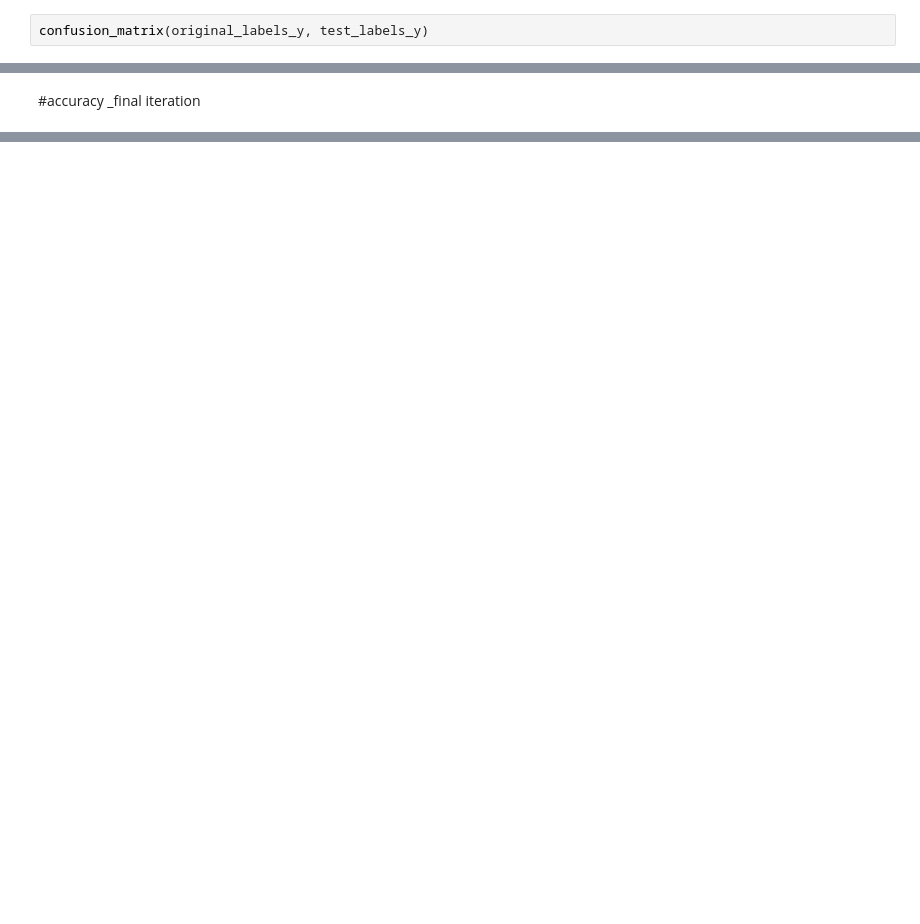
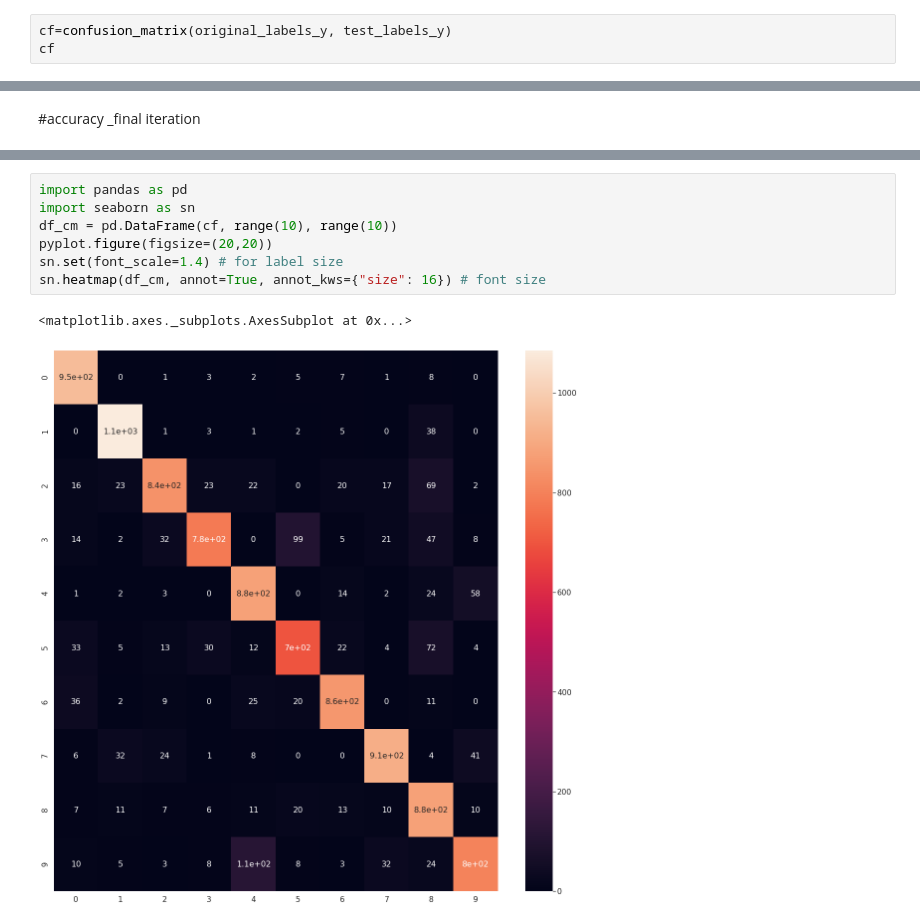
Before and after one commit to chettkulkarni/deep_learning, a Jupyter notebook: MNSIT_Classification_using_only_numpy.ipynb, the cells around one changed output, grey strips where cells are left out. Cells and saved outputs as stored; diff of their text form; blank space fills up the shorter version.

```diff
--- a/MNSIT_Classification_using_only_numpy.ipynb
+++ b/MNSIT_Classification_using_only_numpy.ipynb
@@ -214,5 +214,6 @@ Test  Accuracy :- 0.8808
 # %% [markdown]
 #confusion matrix
 # %%
-confusion_matrix(original_labels_y, test_labels_y)
+cf=confusion_matrix(original_labels_y, test_labels_y)
+cf
 # %% [output]
@@ -234,0 +236,10 @@ accuracy_score(original_labels_y, test_labels_y)*100
+# %%
+import pandas as pd
+import seaborn as sn
+df_cm = pd.DataFrame(cf, range(10), range(10))
+pyplot.figure(figsize=(20,20))
+sn.set(font_scale=1.4) # for label size
+sn.heatmap(df_cm, annot=True, annot_kws={"size": 16}) # font size
+# %% [output]
+<matplotlib.axes._subplots.AxesSubplot at 0x...>
+[figure, added]
```
Also changed, not shown: parts of 4 cells of this notebook.
